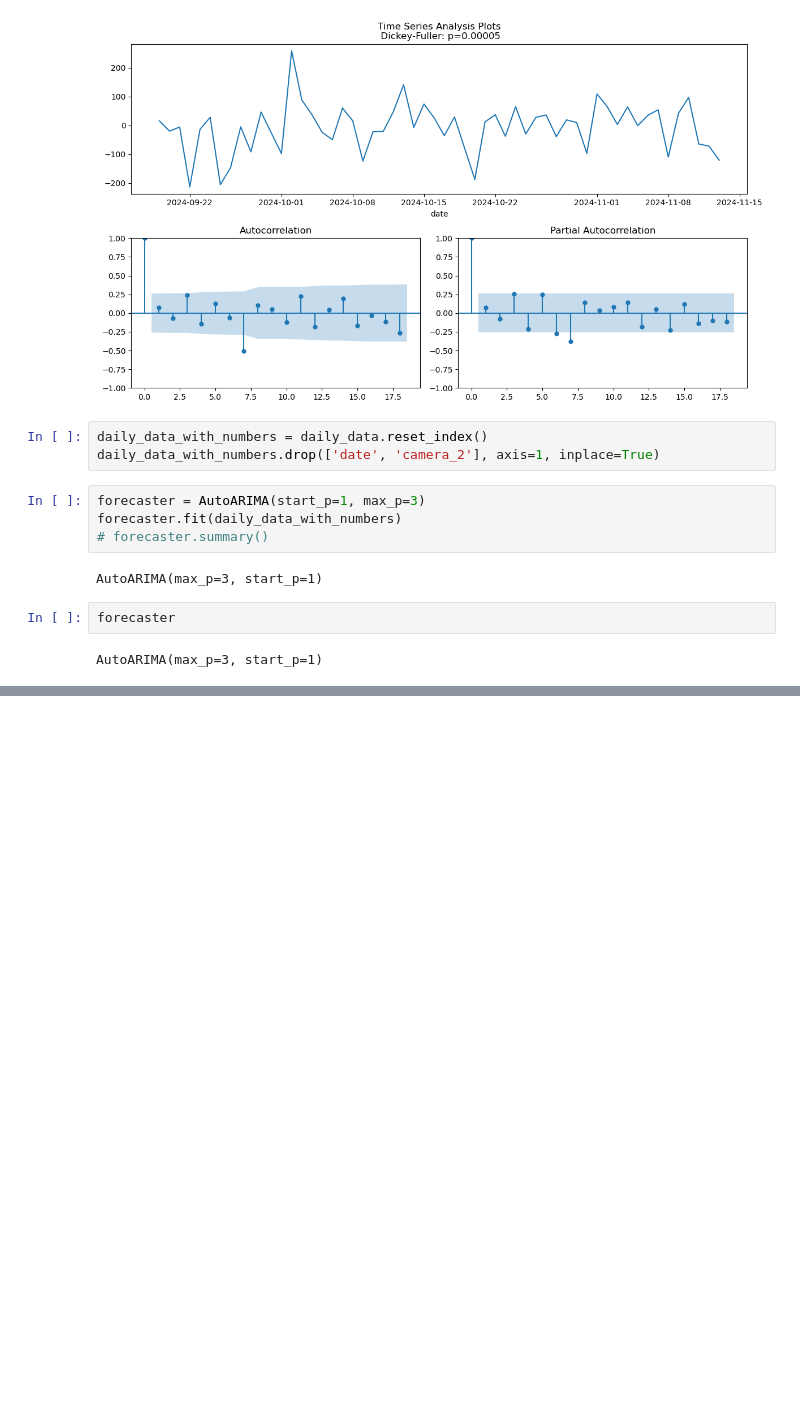
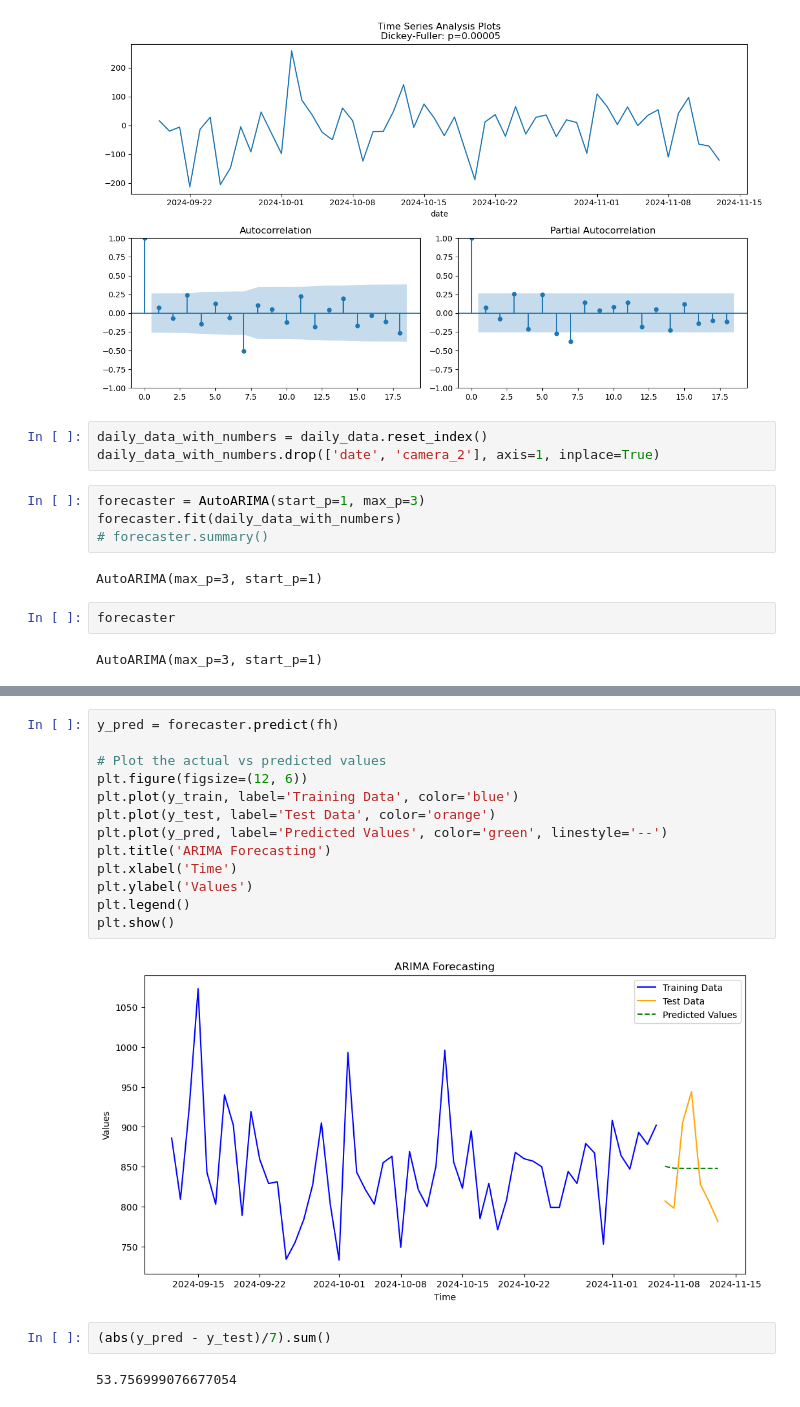
Before and after one commit to balaji1029/dai-homework-4, a Jupyter notebook: q1/1.ipynb, the cells around one changed output, grey strips where cells are left out. Drawn from its saved outputs; the diff is of its cells as text; blank space fills up the shorter version.

```diff
--- a/q1/1.ipynb
+++ b/q1/1.ipynb
@@ -173,0 +233,19 @@ AutoARIMA(max_p=3, start_p=1)
+# %%
+y_pred = forecaster.predict(fh)
+
+# Plot the actual vs predicted values
+plt.figure(figsize=(12, 6))
+plt.plot(y_train, label='Training Data', color='blue')
+plt.plot(y_test, label='Test Data', color='orange')
+plt.plot(y_pred, label='Predicted Values', color='green', linestyle='--')
+plt.title('ARIMA Forecasting')
+plt.xlabel('Time')
+plt.ylabel('Values')
+plt.legend()
+plt.show()
+# %% [output]
+[figure, added]
+# %%
+(abs(y_pred - y_test)/7).sum()
+# %% [output]
+53.756999076677054
```
Also changed, not shown: parts of 36 cells of this notebook, 1 other file.
